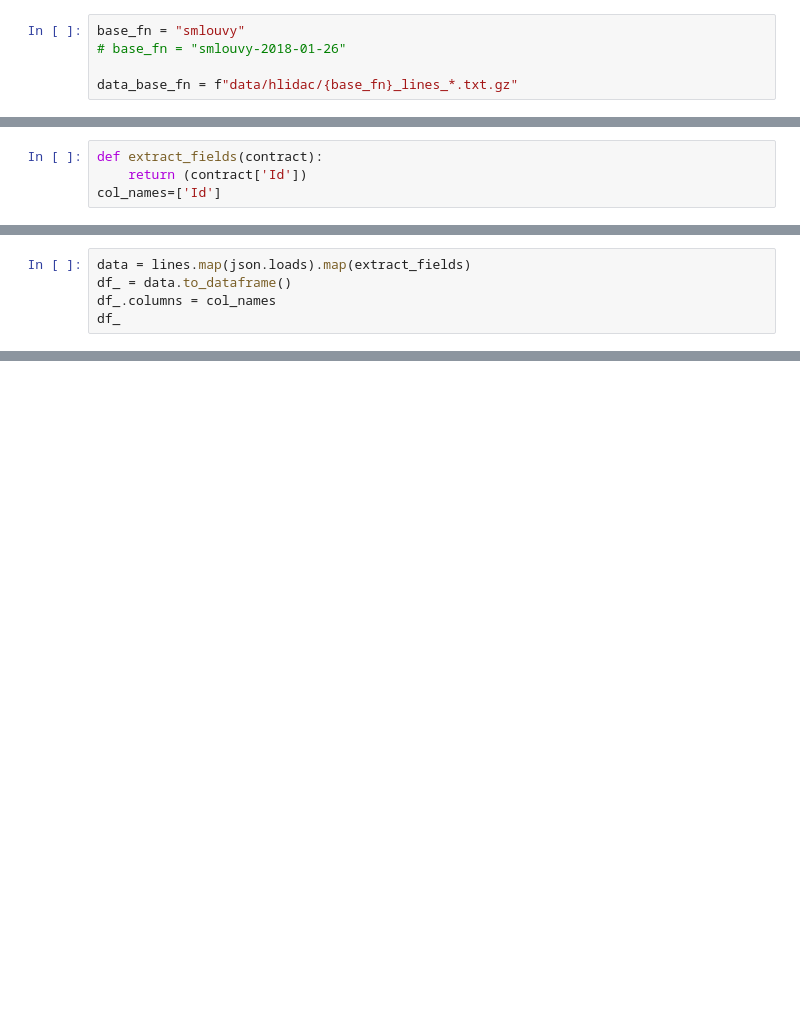
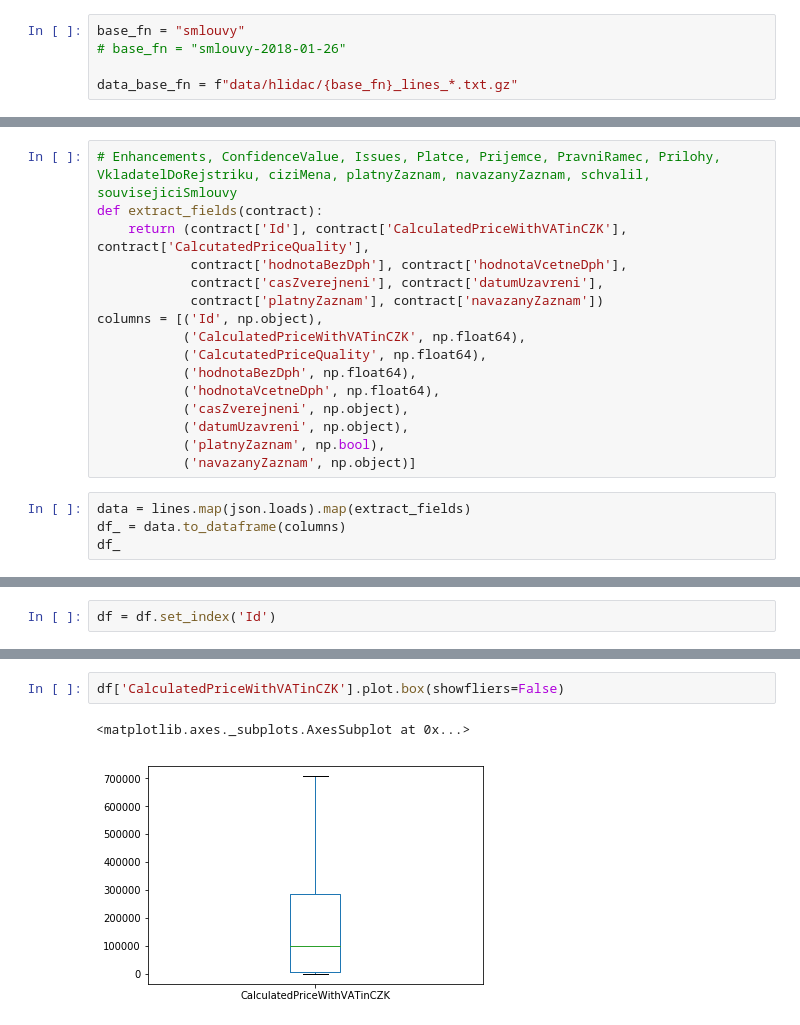
Before and after one commit to fsrajer/hlidac-statu-data-explore, a Jupyter notebook: explore.ipynb, the cells around one changed output, grey strips where cells are left out. Saved outputs shown, nothing was run; the diff lists cells and outputs as text; blank space fills up the shorter version.

Commit message:
Explore the contracts data

```diff
--- a/explore.ipynb
+++ b/explore.ipynb
@@ -16,4 +19,0 @@ lines.map(json.loads).take(1)[0].keys()
-# %%
-def extract_fields(contract):
-    return (contract['Id'])
-col_names=['Id']
@@ -20,5 +42,20 @@ col_names=['Id']
+# %%
+# Enhancements, ConfidenceValue, Issues, Platce, Prijemce, PravniRamec, Prilohy, VkladatelDoRejstriku, ciziMena, platnyZaznam, navazanyZaznam, schvalil, souvisejiciSmlouvy
+def extract_fields(contract):
+    return (contract['Id'], contract['CalculatedPriceWithVATinCZK'], contract['CalcutatedPriceQuality'],
+            contract['hodnotaBezDph'], contract['hodnotaVcetneDph'],
+            contract['casZverejneni'], contract['datumUzavreni'],
+            contract['platnyZaznam'], contract['navazanyZaznam'])
+columns = [('Id', np.object),
+           ('CalculatedPriceWithVATinCZK', np.float64),
+           ('CalcutatedPriceQuality', np.float64),
+           ('hodnotaBezDph', np.float64),
+           ('hodnotaVcetneDph', np.float64),
+           ('casZverejneni', np.object),
+           ('datumUzavreni', np.object),
+           ('platnyZaznam', np.bool),
+           ('navazanyZaznam', np.object)]
 # %%
 data = lines.map(json.loads).map(extract_fields)
-df_ = data.to_dataframe()
-df_.columns = col_names
+df_ = data.to_dataframe(columns)
 df_
@@ -31,0 +82,2 @@ df.nunique()
+# %%
+df = df.set_index('Id')
@@ -31,0 +128,5 @@ df.nunique()
+# %%
+df['CalculatedPriceWithVATinCZK'].plot.box(showfliers=False)
+# %% [output]
+<matplotlib.axes._subplots.AxesSubplot at 0x...>
+[figure, added]
```
Also changed, not shown: parts of 34 cells of this notebook.
